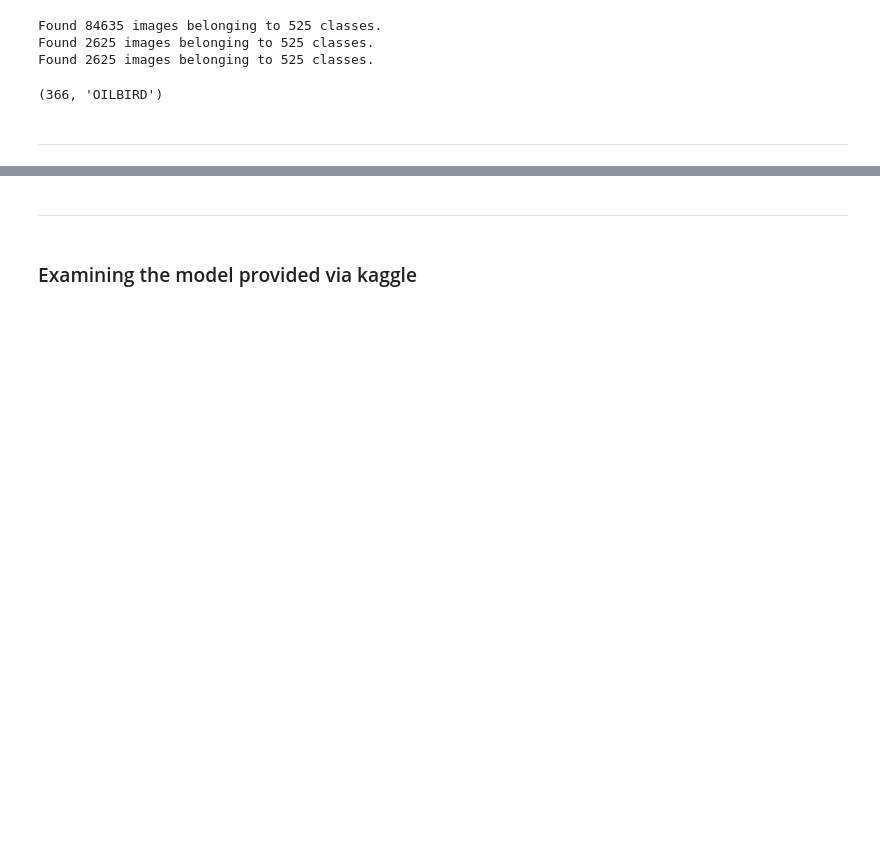
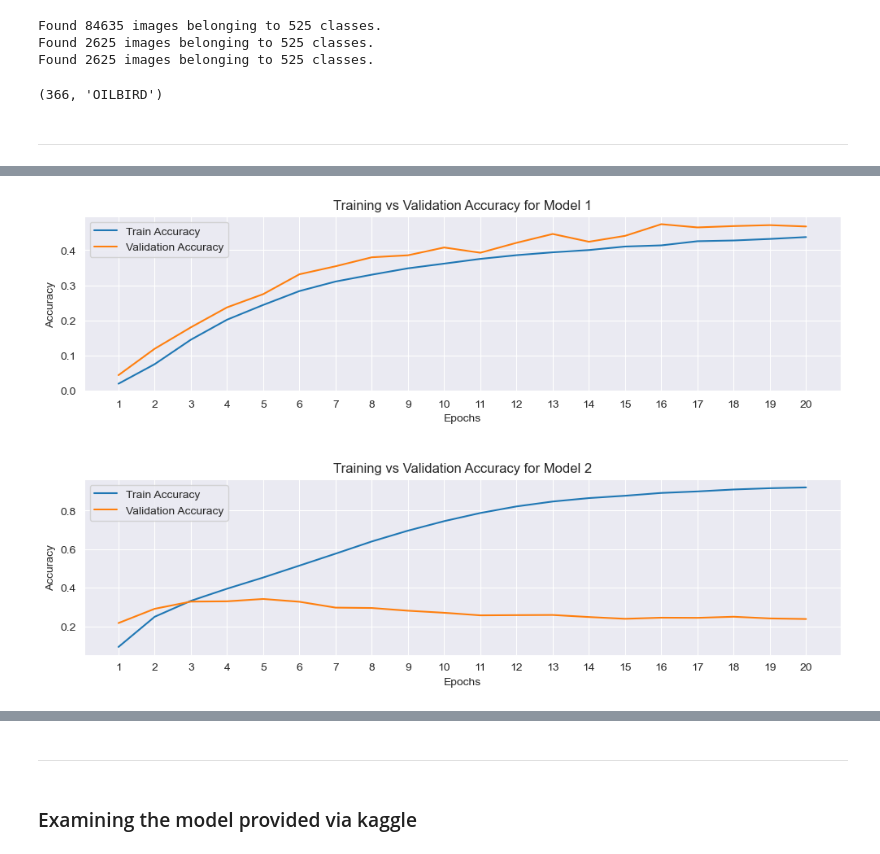
Before and after one commit to dvdhartsman/Bird_Species_Image_Classification, a Jupyter notebook: Bird_Classification_2.ipynb, the cells around one changed output, grey strips where cells are left out. Drawn from its saved outputs; the diff is of its cells as text; code cells hidden in the pictures; blank space fills up the shorter version.

```diff
--- a/Bird_Classification_2.ipynb
+++ b/Bird_Classification_2.ipynb
@@ -204,0 +305,21 @@ KeyboardInterrupt:
+# %%
+def plot_history_comparisons(dfs:list, metrics:list):
+    sns.set_style("darkgrid")
+    fig, ax = plt.subplots(nrows=len(dfs), figsize=(12,7))
+    plt.subplots_adjust(hspace=0.5)
+    for idx, df in enumerate(dfs):
+        sns.lineplot(data=df, x="Epochs", y=metrics, ax=ax[idx], label=f"Train {metrics.title()}")
+        sns.lineplot(data=df, x="Epochs", y=f"val_{metrics}", ax=ax[idx], label= f"Validation {metrics.title()}")
+        ax[idx].set_title(f"Training vs Validation {metrics.title()} for {df['Name'][0]}")
+        ax[idx].set_xlabel("Epochs")
+        ax[idx].set_xticks(range(1,21))
+        if metrics == "loss":
+            ax[idx].set_ylabel(f"{metrics.title()} (Categorical Crossentropy)")
+        else:
+            ax[idx].set_ylabel(f"{metrics.title()}")
+        ax[idx].legend()
+# %%
+# Plot both metrics for both dfs -> accuracy first
+plot_history_comparisons([first_model, model_df], metrics='accuracy')
+# %% [output]
+[figure, added]
```
Also changed, not shown: parts of 24 cells of this notebook.
